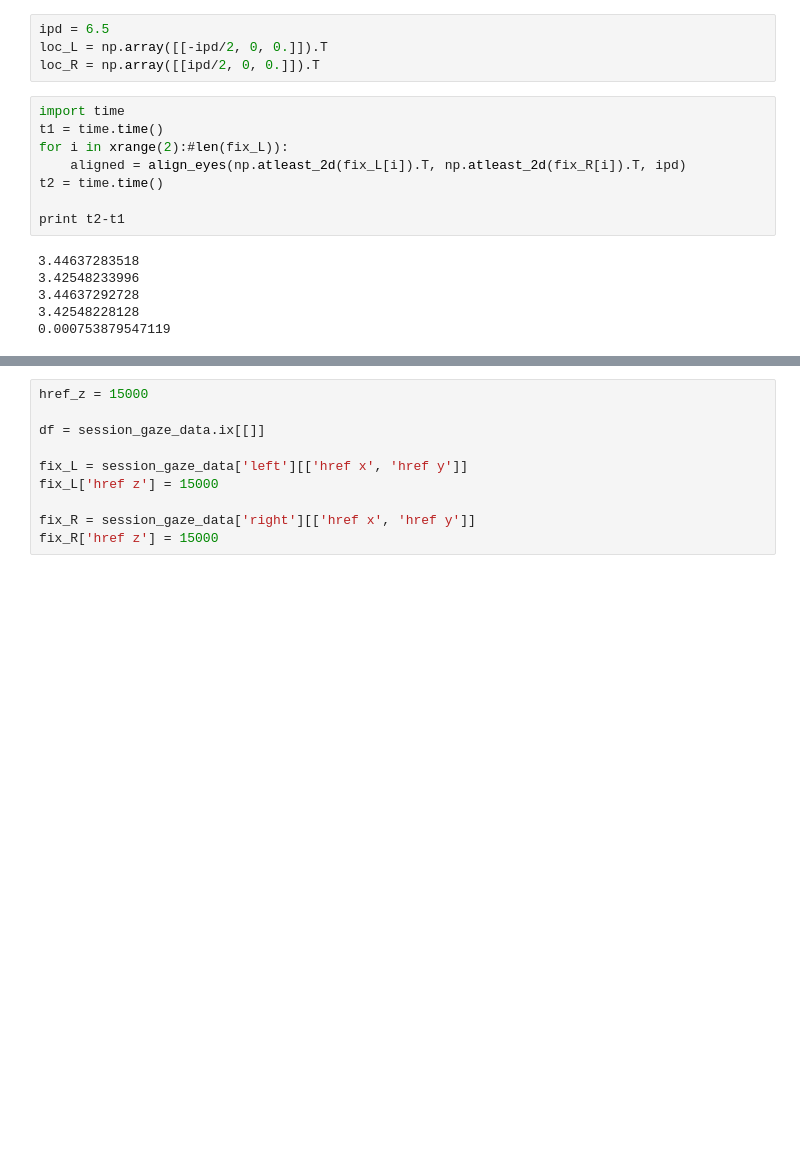
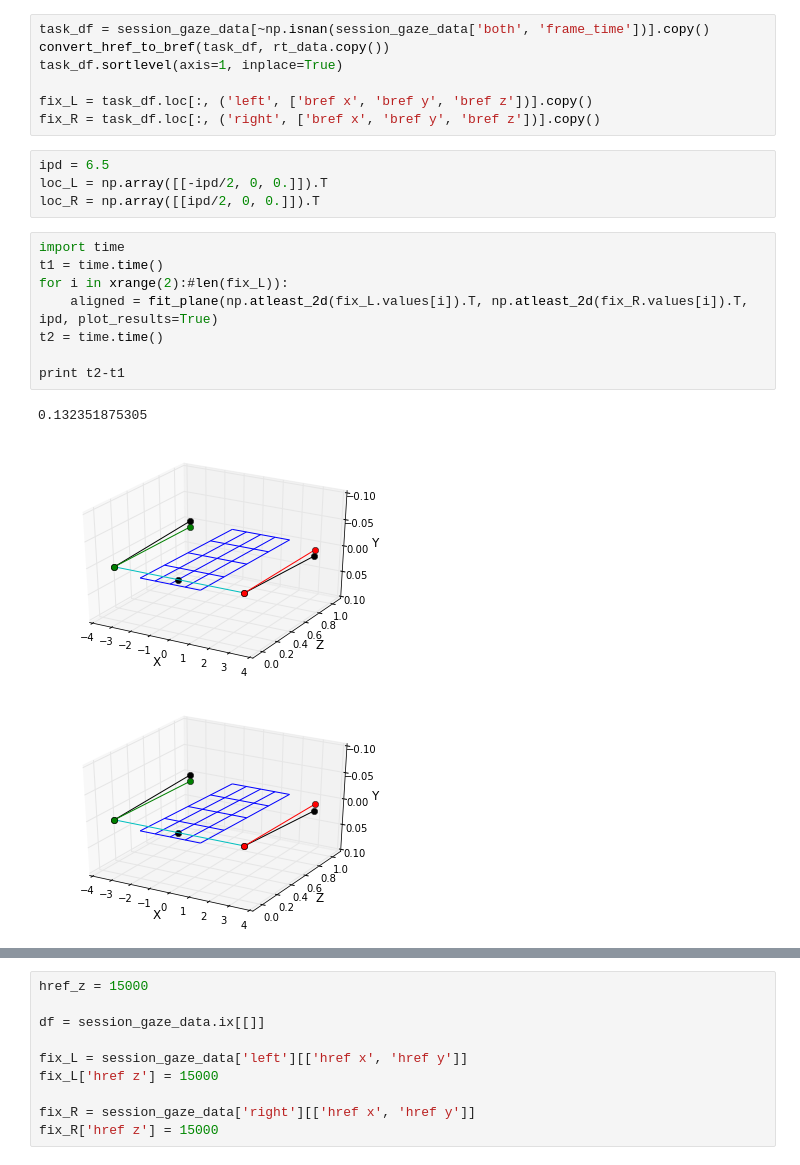
Before and after one commit to Berkeley-BORIS/BORIS_Code, a Jupyter notebook: parsed gaze data example.ipynb, the cells around one changed output, grey strips where cells are left out. Saved outputs shown, nothing was run; the diff lists cells and outputs as text; blank space fills up the shorter version.

Commit message:
Eye alignment works on a DataFrame and is callable separtely from fixation, version, and vergence calculations. 3D plotting also works.

```diff
--- a/parsed gaze data example.ipynb
+++ b/parsed gaze data example.ipynb
@@ -171,3 +244,10 @@ fix_R = np.c_[fix_R, 15000*np.ones(len(fix_R))]
+# %%
+task_df = session_gaze_data[~np.isnan(session_gaze_data['both', 'frame_time'])].copy()
+convert_href_to_bref(task_df, rt_data.copy())
+task_df.sortlevel(axis=1, inplace=True)
+
+fix_L = task_df.loc[:, ('left', ['bref x', 'bref y', 'bref z'])].copy()
+fix_R = task_df.loc[:, ('right', ['bref x', 'bref y', 'bref z'])].copy()
 # %%
 ipd = 6.5
 loc_L = np.array([[-ipd/2, 0, 0.]]).T
@@ -175,17 +255,15 @@ loc_R = np.array([[ipd/2, 0, 0.]]).T
 # %%
 import time
 t1 = time.time()
 for i in xrange(2):#len(fix_L)):
-    aligned = align_eyes(np.atleast_2d(fix_L[i]).T, np.atleast_2d(fix_R[i]).T, ipd)
+    aligned = fit_plane(np.atleast_2d(fix_L.values[i]).T, np.atleast_2d(fix_R.values[i]).T, ipd, plot_results=True)
 t2 = time.time()
 
 print t2-t1
 # %% [output]
-3.44637283518
-3.42548233996
-3.44637292728
-3.42548228128
-0.000753879547119
+0.132351875305
+[figure, added]
+[figure, added]
 # %%
 aligned
 # %% [output]
```
Also changed, not shown: parts of 21 cells of this notebook, 2 other files.
